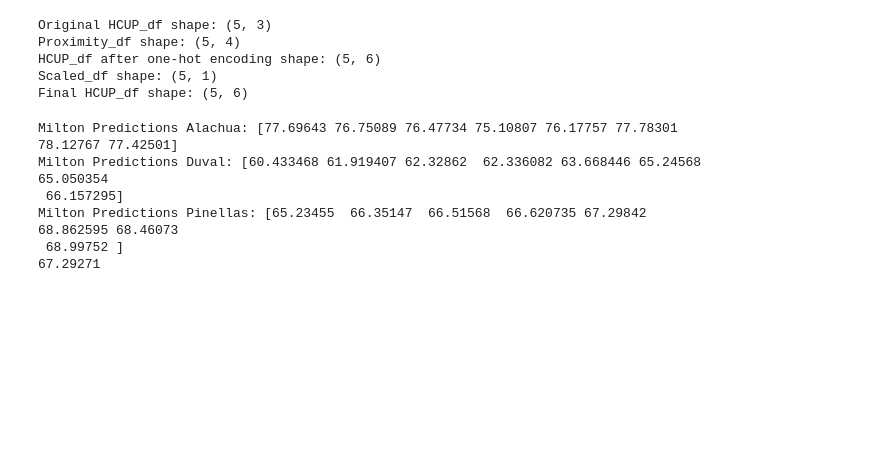
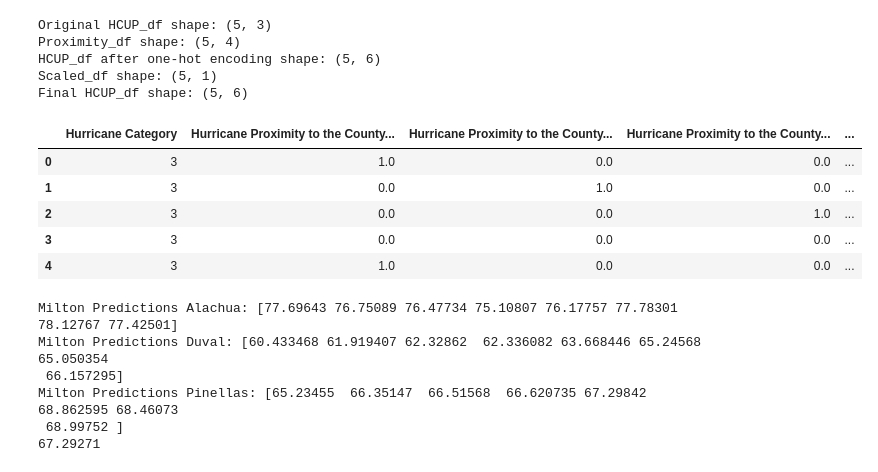
Before and after one commit to StrBoll/IBM-Hackathon, a Jupyter notebook: Hurricane Data CNN.ipynb, the cells around one changed output. Cells and saved outputs as stored; diff of their text form; code cells hidden in the pictures; blank space fills up the shorter version.

```diff
--- a/Hurricane Data CNN.ipynb
+++ b/Hurricane Data CNN.ipynb
@@ -597,3 +597,12 @@ Proximity_df shape: (5, 4)
 HCUP_df after one-hot encoding shape: (5, 6)
 Scaled_df shape: (5, 1)
 Final HCUP_df shape: (5, 6)
+# %%
+new_data
+# %% [output]
+|  | Hurricane Category | Hurricane Proximity to the County... | Hurricane Proximity to the County... | Hurricane Proximity to the County... | ... |
+| 0 | 3 | 1.0 | 0.0 | 0.0 | ... |
+| 1 | 3 | 0.0 | 1.0 | 0.0 | ... |
+| 2 | 3 | 0.0 | 0.0 | 1.0 | ... |
+| 3 | 3 | 0.0 | 0.0 | 0.0 | ... |
+| 4 | 3 | 1.0 | 0.0 | 0.0 | ... |
```
Also changed, not shown: parts of 7 cells of this notebook.
